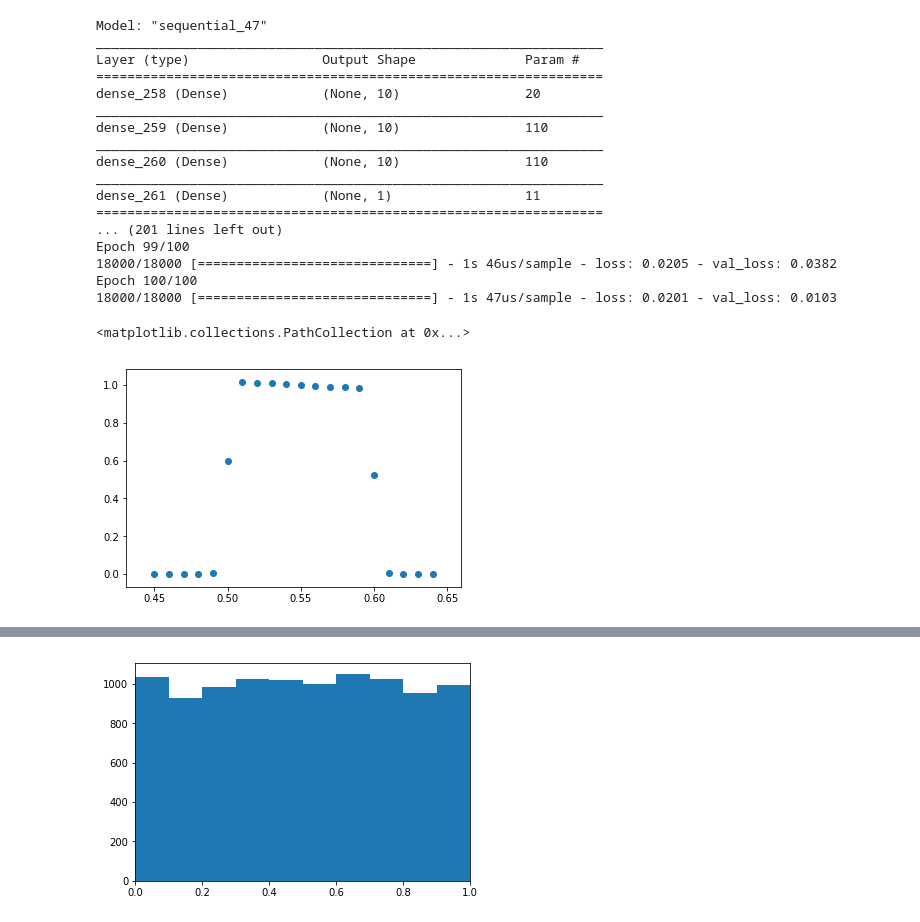
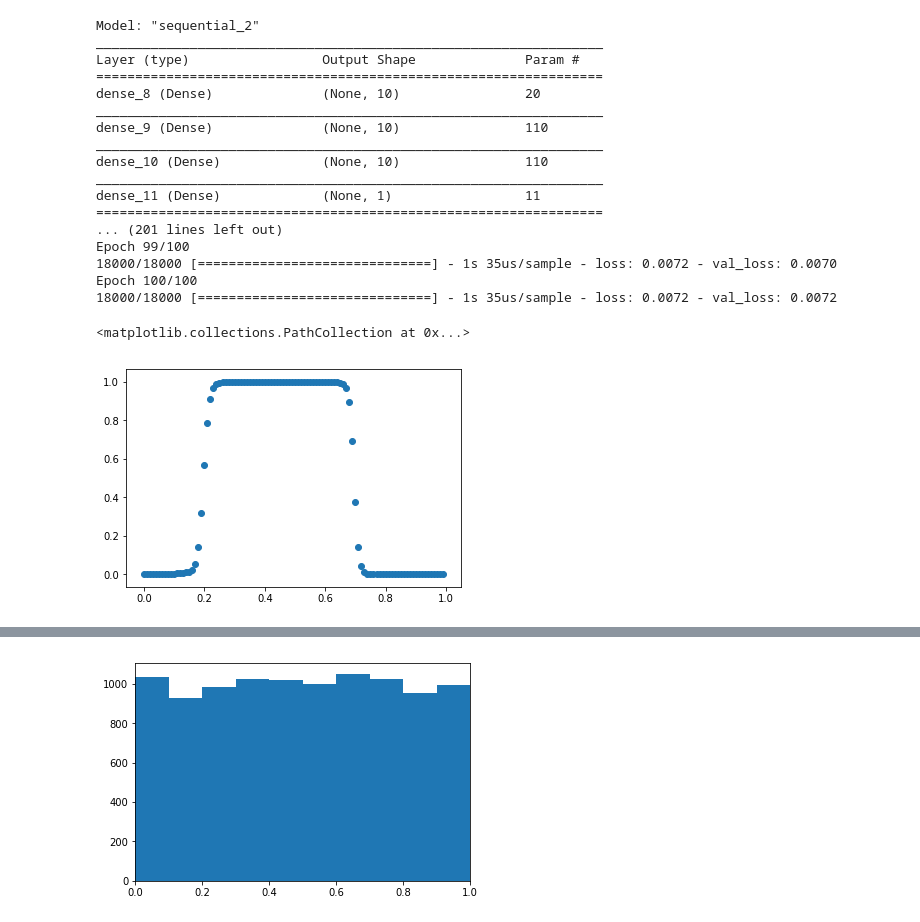
Before and after one commit to dhrim/bmac_seminar, a Jupyter notebook: material/gan_intro.ipynb, the cells around one changed output, grey strips where cells are left out. Saved outputs shown, nothing was run; the diff lists cells and outputs as text; code cells hidden in the pictures.

```diff
--- a/material/gan_intro.ipynb
+++ b/material/gan_intro.ipynb
@@ -56,7 +56,7 @@ def build_model():
   model.add(Dense(10, activation='relu', input_shape=(1,)))
   model.add(Dense(10, activation='relu'))
   model.add(Dense(10, activation='relu'))
-  model.add(Dense(1))
+  model.add(Dense(1, activation="sigmoid")) # 출력을 0~1로 제한
 
   model.compile(optimizer="SGD", loss="mse")
 
@@ -74,10 +78,10 @@ def build_model():
 
 데이터는 각각 1만개
 # %%
-all_low = 0.45
-all_high = 0.65
-square_low = 0.5
-square_high = 0.6
+all_low = 0.0
+all_high = 1.0
+square_low = 0.2
+square_high = 0.7
 zero_count = 10000
 one_count = 10000
 
@@ -88,27 +92,27 @@ train_x, train_y = build_square_data(all_low, all_high, square_low, square_high,
 # %%
-tmodel = build_model()
+model = build_model()
 model.fit(train_x, train_y, epochs=100, verbose=1, batch_size=32, validation_split=0.1)
 
 x_ = np.arange(all_low, all_high, 0.01)
 y_ = model.predict(x_)
 plt.scatter(x_, y_)
 # %% [output]
-Model: "sequential_47"
+Model: "sequential_2"
 _________________________________________________________________
 Layer (type)                 Output Shape              Param #
 =================================================================
-dense_258 (Dense)            (None, 10)                20
+dense_8 (Dense)              (None, 10)                20
 _________________________________________________________________
-dense_259 (Dense)            (None, 10)                110
+dense_9 (Dense)              (None, 10)                110
 _________________________________________________________________
-dense_260 (Dense)            (None, 10)                110
+dense_10 (Dense)             (None, 10)                110
 _________________________________________________________________
-dense_261 (Dense)            (None, 1)                 11
+dense_11 (Dense)             (None, 1)                 11
 =================================================================
 ... (201 lines left out)
 Epoch 99/100
-18000/18000 [==============================] - 1s 46us/sample - loss: 0.0205 - val_loss: 0.0382
+18000/18000 [==============================] - 1s 35us/sample - loss: 0.0072 - val_loss: 0.0070
 Epoch 100/100
-18000/18000 [==============================] - 1s 47us/sample - loss: 0.0201 - val_loss: 0.0103
+18000/18000 [==============================] - 1s 35us/sample - loss: 0.0072 - val_loss: 0.0072
 <matplotlib.collections.PathCollection at 0x...>
-[figure, old version]
+[figure, new version]
```
Also changed, not shown: parts of 12 cells of this notebook.
